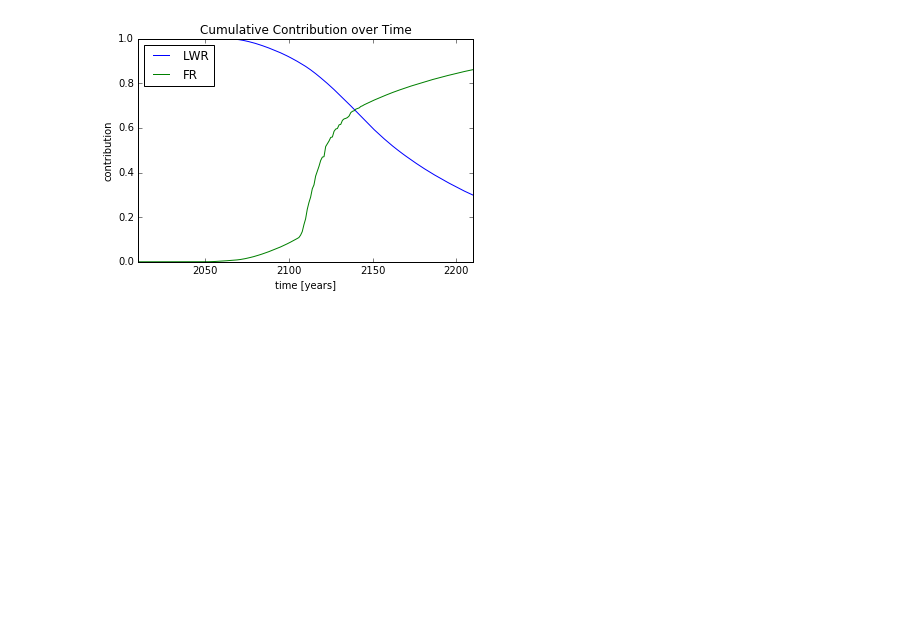
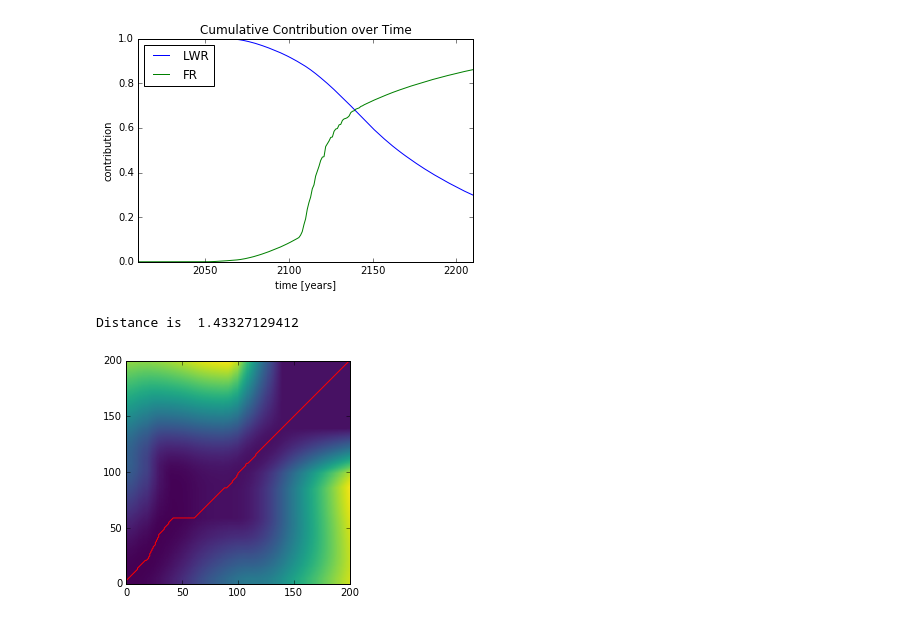
Before and after one commit to scopatz/fc-bench-method, a Jupyter notebook: methodology.ipynb, the cells around one changed output. Saved outputs shown, nothing was run; the diff lists cells and outputs as text; code cells hidden in the pictures; blank space fills up the shorter version.

```diff
--- a/methodology.ipynb
+++ b/methodology.ipynb
@@ -250,3 +256,10 @@ plt.title('Cumulative Contribution over Time')
 # %% [output]
 <matplotlib.text.Text at 0x...>
 [figure]
+# %%
+dist, cost, path = dtw.dtw(gwe_lwr_mu[:,np.newaxis], gwe_lwr_sim0[:, np.newaxis])
+# %%
+display_dwt(dist, cost, path)
+# %% [output]
+Distance is  1.43327129412
+[figure, added]
```
Also changed, not shown: parts of 10 cells of this notebook, 9 other files.
